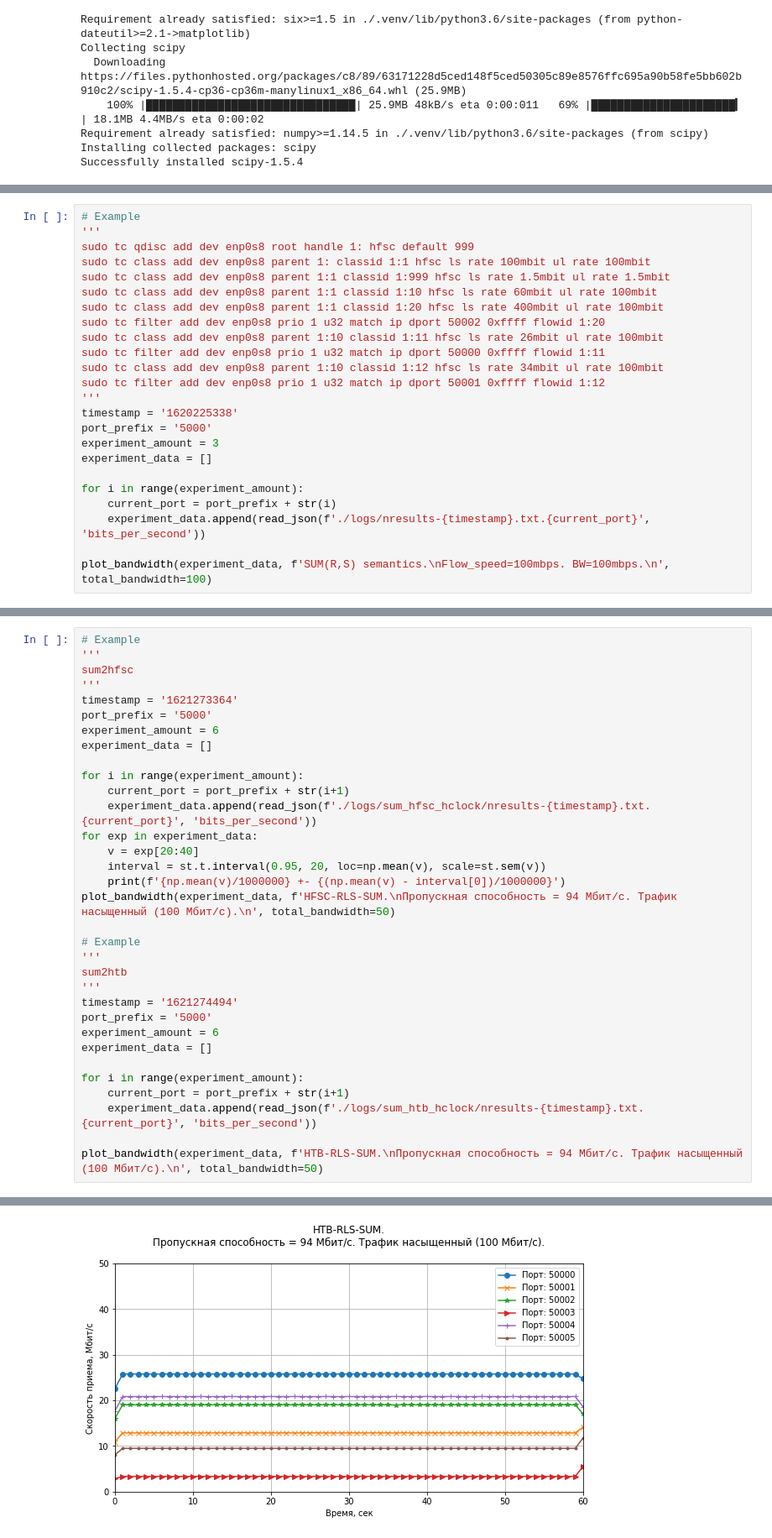
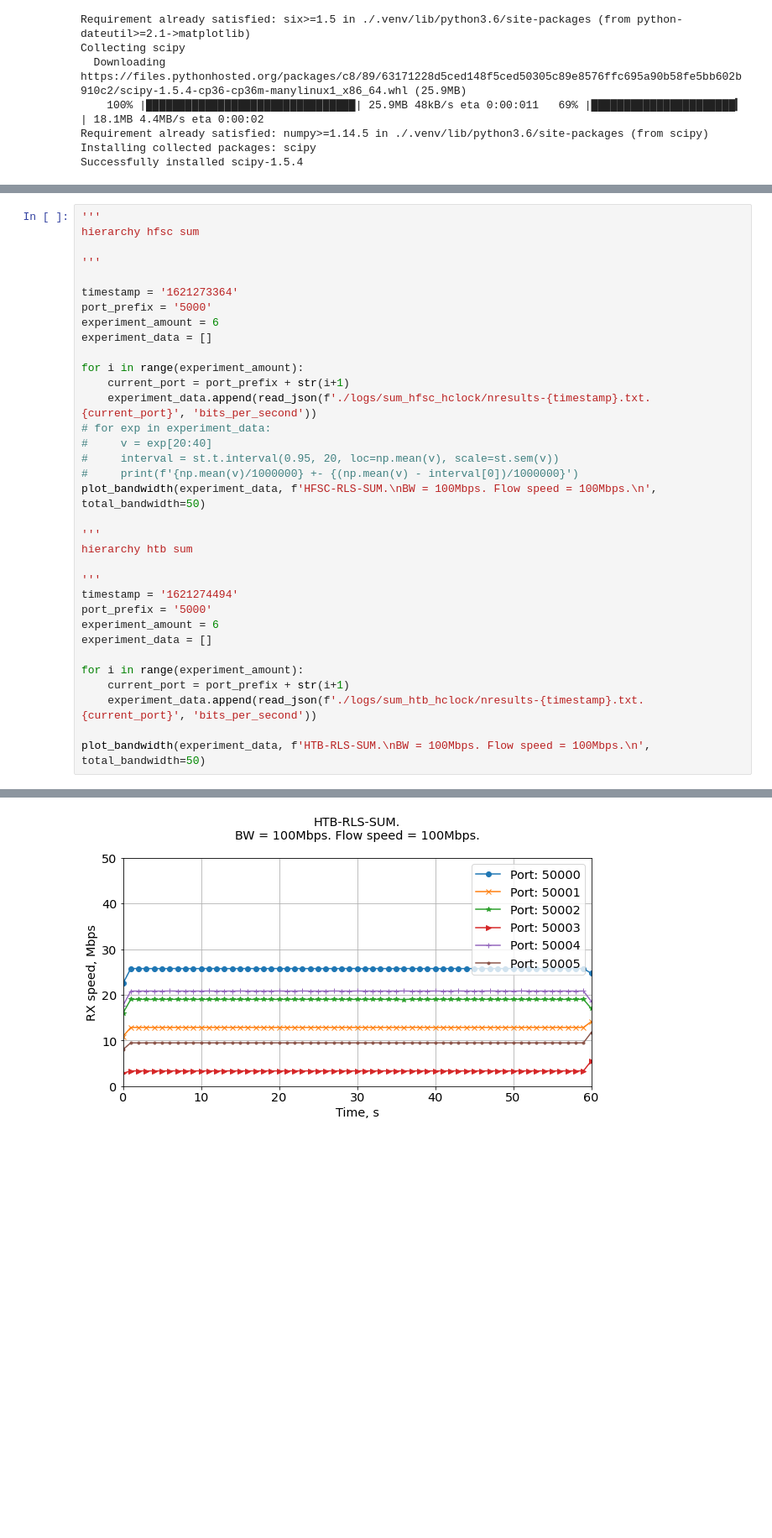
Before and after one commit to OlgaKochneva/rls-network-schedulers, a Jupyter notebook: testbed/analysis_scripts/bandwidth_plot.ipynb, the cells around one changed output, grey strips where cells are left out. Shown at 84% size. Cells and saved outputs as stored; diff of their text form; blank space fills up the shorter version.

```diff
--- a/testbed/analysis_scripts/bandwidth_plot.ipynb
+++ b/testbed/analysis_scripts/bandwidth_plot.ipynb
@@ -126,24 +78,0 @@ plot_bandwidth(experiment_data, f'Bandwidth sharing experiment №{timestamp}\n'
-# %%
-# Example
-'''
-sudo tc qdisc add dev enp0s8 root handle 1: hfsc default 999
-sudo tc class add dev enp0s8 parent 1: classid 1:1 hfsc ls rate 100mbit ul rate 100mbit
-sudo tc class add dev enp0s8 parent 1:1 classid 1:999 hfsc ls rate 1.5mbit ul rate 1.5mbit
-sudo tc class add dev enp0s8 parent 1:1 classid 1:10 hfsc ls rate 60mbit ul rate 100mbit
-sudo tc class add dev enp0s8 parent 1:1 classid 1:20 hfsc ls rate 400mbit ul rate 100mbit
-sudo tc filter add dev enp0s8 prio 1 u32 match ip dport 50002 0xffff flowid 1:20
-sudo tc class add dev enp0s8 parent 1:10 classid 1:11 hfsc ls rate 26mbit ul rate 100mbit
-sudo tc filter add dev enp0s8 prio 1 u32 match ip dport 50000 0xffff flowid 1:11
-sudo tc class add dev enp0s8 parent 1:10 classid 1:12 hfsc ls rate 34mbit ul rate 100mbit
-sudo tc filter add dev enp0s8 prio 1 u32 match ip dport 50001 0xffff flowid 1:12
-'''
-timestamp = '1620225338'
-port_prefix = '5000'
-experiment_amount = 3
-experiment_data = []
-
-for i in range(experiment_amount):
-    current_port = port_prefix + str(i)
-    experiment_data.append(read_json(f'./logs/nresults-{timestamp}.txt.{current_port}', 'bits_per_second'))
-
-plot_bandwidth(experiment_data, f'SUM(R,S) semantics.\nFlow_speed=100mbps. BW=100mbps.\n', total_bandwidth=100)
@@ -430,8 +294,9 @@ print(f'{np.mean(v)/1000000} +- {(np.mean(v) - interval[0])/1000000}')
 # %%
-# Example
 '''
-sum2hfsc
+hierarchy hfsc sum
+
 '''
+
 timestamp = '1621273364'
 port_prefix = '5000'
 experiment_amount = 6
@@ -440,15 +305,15 @@ experiment_data = []
 for i in range(experiment_amount):
     current_port = port_prefix + str(i+1)
     experiment_data.append(read_json(f'./logs/sum_hfsc_hclock/nresults-{timestamp}.txt.{current_port}', 'bits_per_second'))
-for exp in experiment_data:
-    v = exp[20:40]
-    interval = st.t.interval(0.95, 20, loc=np.mean(v), scale=st.sem(v))
-    print(f'{np.mean(v)/1000000} +- {(np.mean(v) - interval[0])/1000000}')
-plot_bandwidth(experiment_data, f'HFSC-RLS-SUM.\nПропускная способность = 94 Мбит/с. Трафик насыщенный (100 Мбит/с).\n', total_bandwidth=50)
+# for exp in experiment_data:
+#     v = exp[20:40]
+#     interval = st.t.interval(0.95, 20, loc=np.mean(v), scale=st.sem(v))
+#     print(f'{np.mean(v)/1000000} +- {(np.mean(v) - interval[0])/1000000}')
+plot_bandwidth(experiment_data, f'HFSC-RLS-SUM.\nBW = 100Mbps. Flow speed = 100Mbps.\n', total_bandwidth=50)
 
-# Example
 '''
-sum2htb
+hierarchy htb sum
+
 '''
 timestamp = '1621274494'
 port_prefix = '5000'
@@ -459,5 +324,5 @@ for i in range(experiment_amount):
     current_port = port_prefix + str(i+1)
     experiment_data.append(read_json(f'./logs/sum_htb_hclock/nresults-{timestamp}.txt.{current_port}', 'bits_per_second'))
 
-plot_bandwidth(experiment_data, f'HTB-RLS-SUM.\nПропускная способность = 94 Мбит/с. Трафик насыщенный (100 Мбит/с).\n', total_bandwidth=50)
+plot_bandwidth(experiment_data, f'HTB-RLS-SUM.\nBW = 100Mbps. Flow speed = 100Mbps.\n', total_bandwidth=50)
 # %% [output]
@@ -471,2 +330,2 @@ plot_bandwidth(experiment_data, f'HTB-RLS-SUM.\nПропускная спосо
-[figure, old version]
+[figure, new version]
 # %%
```
Also changed, not shown: parts of 14 cells of this notebook, 46 other files.
